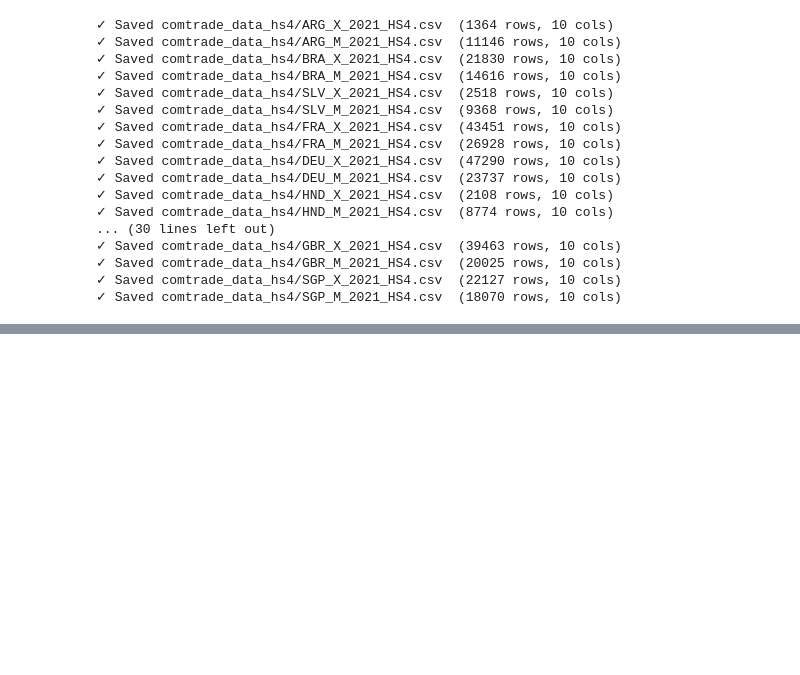
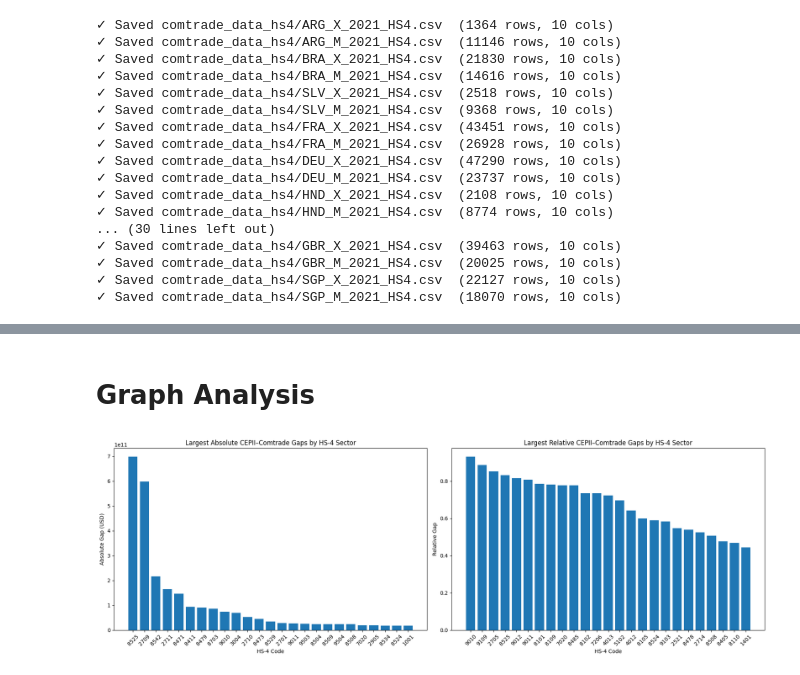
Before and after one commit to DavidAFG/Trade_Bid, a Jupyter notebook: four_dig_code.ipynb, the cells around one changed output, grey strips where cells are left out. Drawn from its saved outputs; the diff is of its cells as text; code cells hidden in the pictures; blank space fills up the shorter version.

```diff
--- a/four_dig_code.ipynb
+++ b/four_dig_code.ipynb
@@ -283,0 +696,33 @@ Processing 2009...
+# %% [markdown]
+# Graph Analysis
+# %%
+top_abs = (sector_cmp.sort_values("abs_gap", ascending=False).head(25))
+
+top_rel = (sector_cmp.sort_values("rel_gap", ascending=False).head(25))
+
+fig, axes = plt.subplots(nrows=1, ncols=2, figsize=(18, 6))
+
+# --- Absolute gap (own ordering) ---
+axes[0].bar(
+    top_abs["item4"].astype(str),
+    top_abs["abs_gap"]
+)
+axes[0].set_title("Largest Absolute CEPII–Comtrade Gaps by HS-4 Sector")
+axes[0].set_xlabel("HS-4 Code")
+axes[0].set_ylabel("Absolute Gap (USD)")
+axes[0].tick_params(axis="x", rotation=45)
+
+# --- Relative gap (own ordering) ---
+axes[1].bar(
+    top_rel["item4"].astype(str),
+    top_rel["rel_gap"]
+)
+axes[1].set_title("Largest Relative CEPII–Comtrade Gaps by HS-4 Sector")
+axes[1].set_xlabel("HS-4 Code")
+axes[1].set_ylabel("Relative Gap")
+axes[1].tick_params(axis="x", rotation=45)
+
+plt.tight_layout()
+plt.show()
+# %% [output]
+[figure, added]
```
Also changed, not shown: parts of 29 cells of this notebook, 9 other files.
